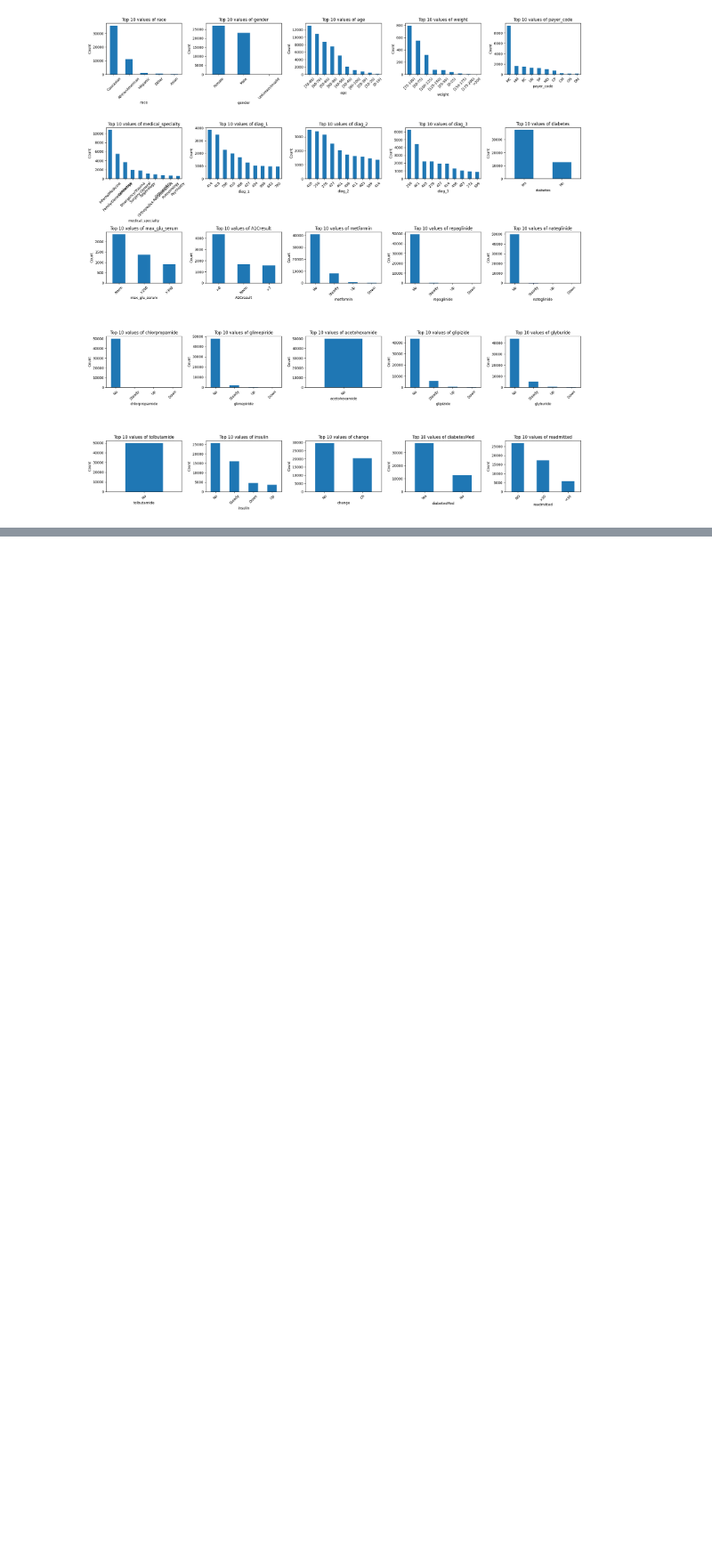
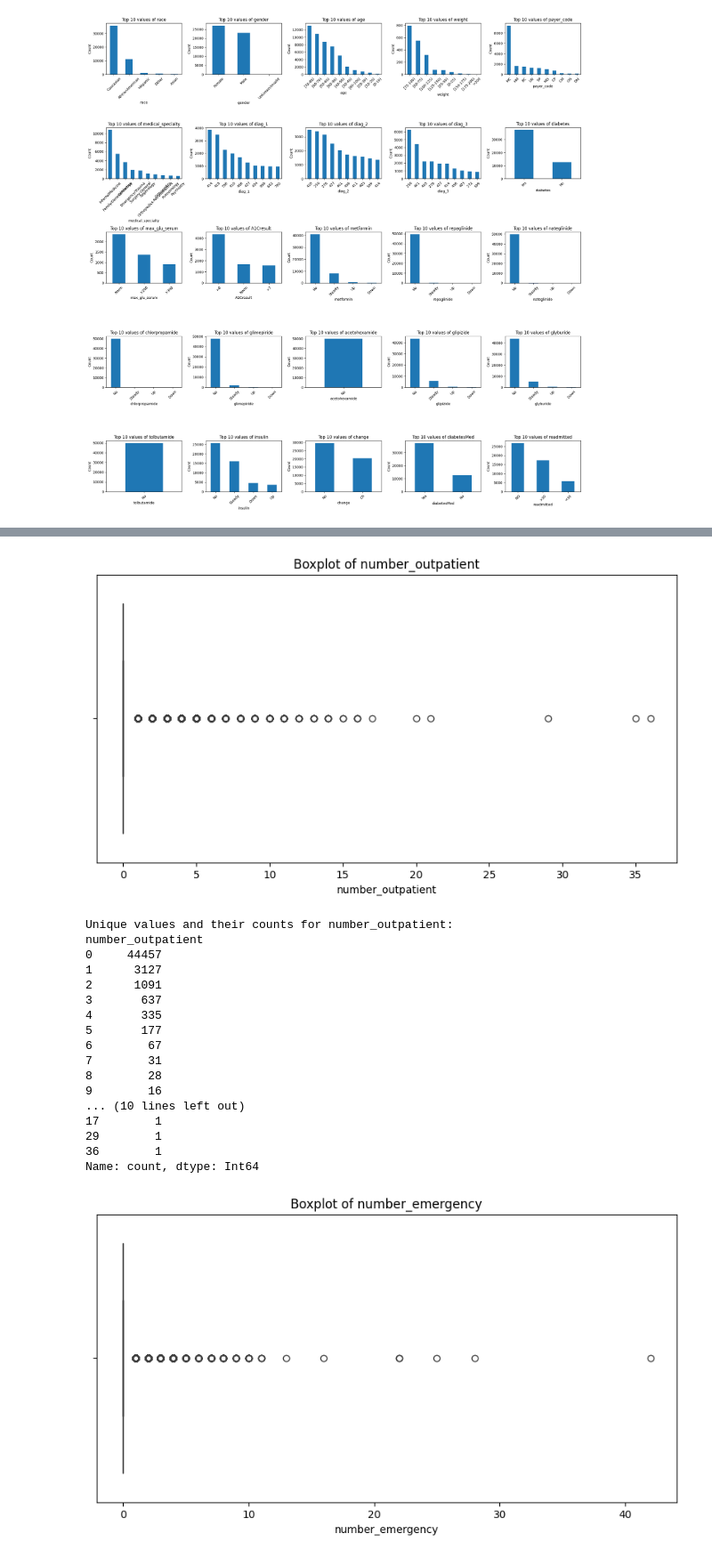
Before and after one commit to hieuphamm135/IFN509-A2, a Jupyter notebook: code.ipynb, the cells around one changed output, grey strips where cells are left out. Shown at 89% size. Drawn from its saved outputs; the diff is of its cells as text; code cells hidden in the pictures; blank space fills up the shorter version.

```diff
--- a/code.ipynb
+++ b/code.ipynb
@@ -202,6 +200,6 @@ plt.show()
 # %%
 ### Plotting categorical values
-cat_cols = raw_data.select_dtypes(include=['str']).columns
+cat_cols = raw_data.select_dtypes(include=['object']).columns
 fig, axes = plt.subplots(5, 5, figsize=(20, 20))
 axes = axes.flatten()
 
@@ -227,0 +231,31 @@ For the categorical columns, extreme values are recorded where one value has the
+# %%
+### Investigating numerical columns with outliers
+num_outlier_cols = ['number_outpatient', 'number_emergency', 'number_inpatient']
+for col in num_outlier_cols:
+    plt.figure(figsize=(10, 5))
+    sns.boxplot(x=raw_data[col])
+    plt.title(f'Boxplot of {col}')
+    plt.show()
+
+    print(f"Unique values and their counts for {col}:")
+    print(raw_data[col].value_counts())
+# %% [output]
+[figure, added]
+Unique values and their counts for number_outpatient:
+number_outpatient
+0     44457
+1      3127
+2      1091
+3       637
+4       335
+5       177
+6        67
+7        31
+8        28
+9        16
+... (10 lines left out)
+17        1
+29        1
+36        1
+Name: count, dtype: Int64
+[figure, added]
```
Also changed, not shown: parts of 16 cells of this notebook.
